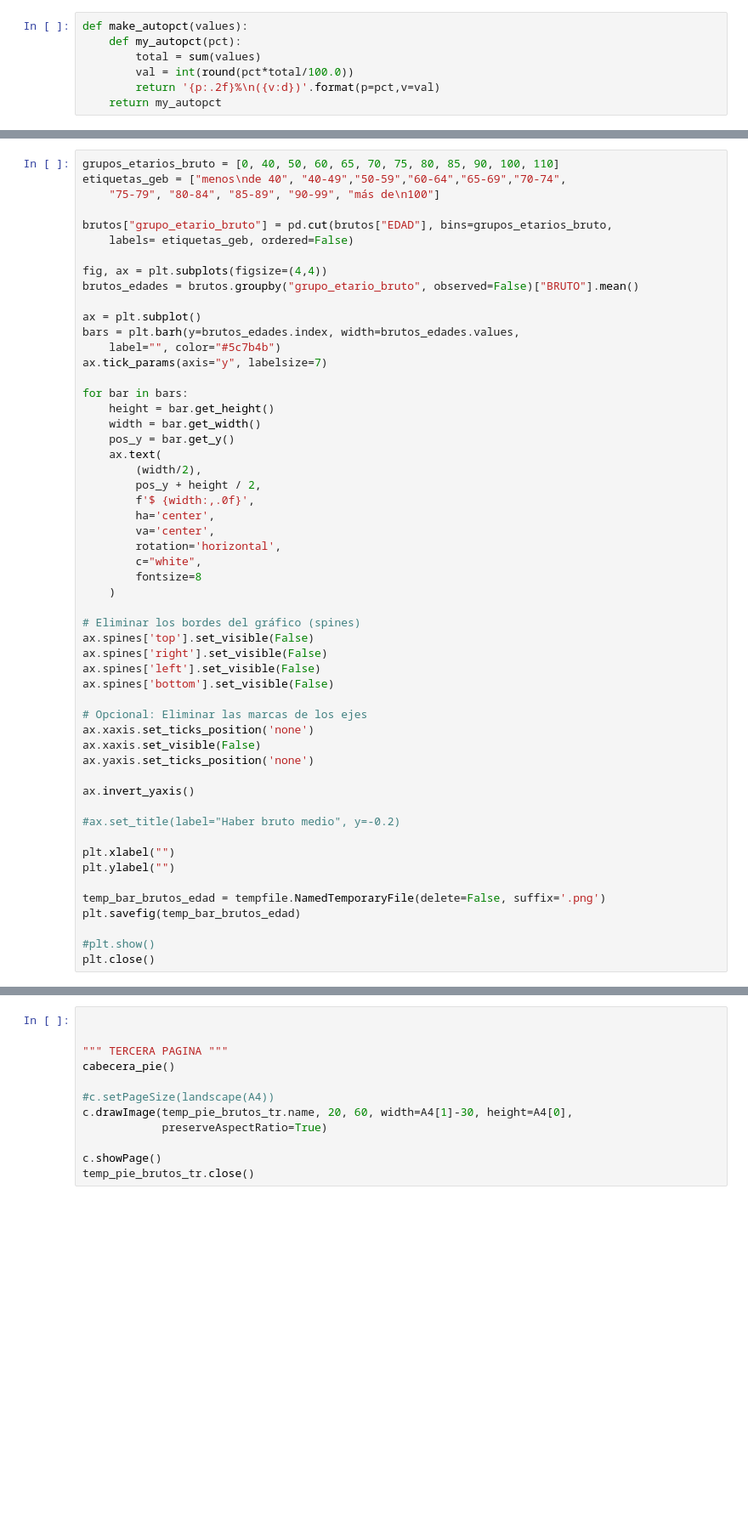
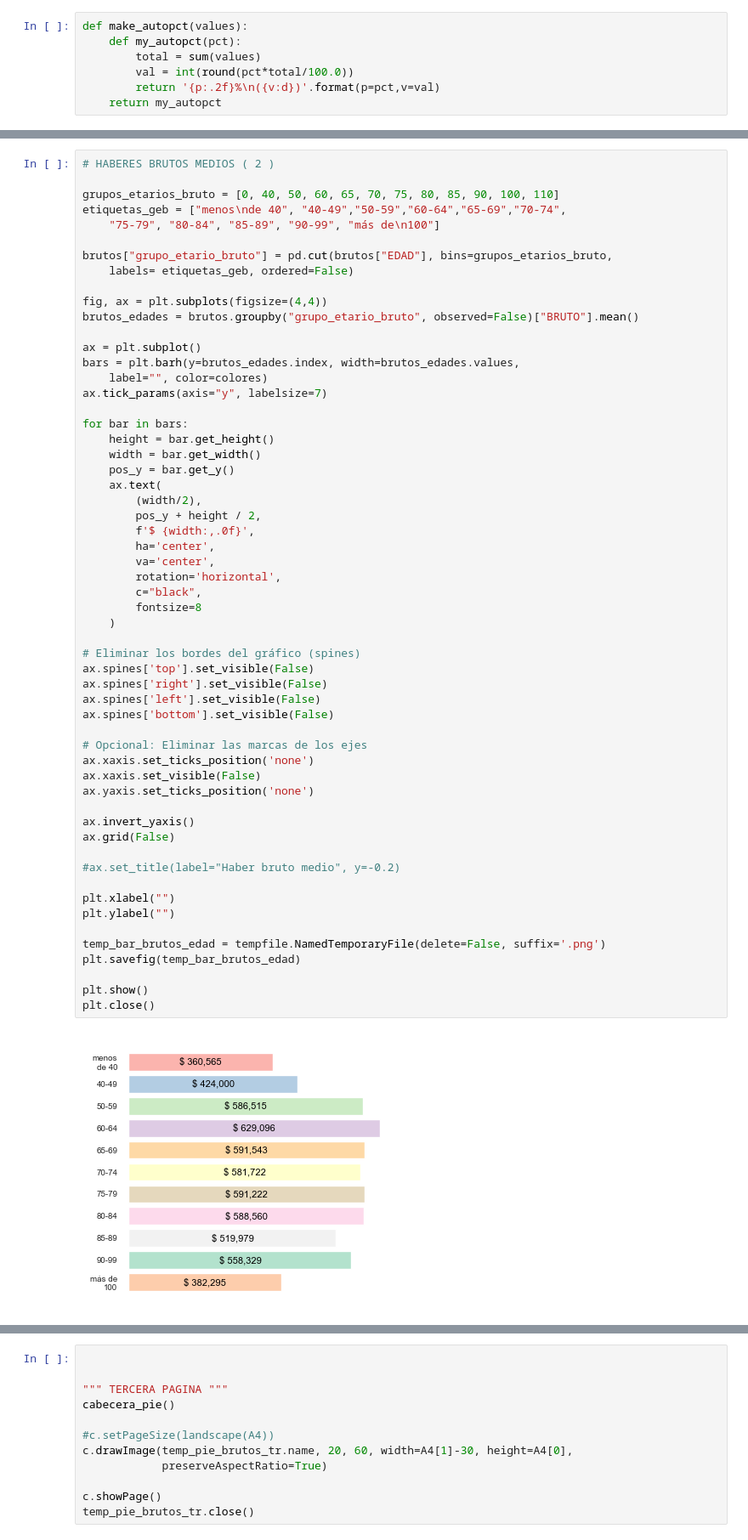
Before and after one commit to chrisgalvez/ReportesLiquidaciones, a Jupyter notebook: estadisticas-liquidaciones.ipynb, the cells around one changed output, grey strips where cells are left out. Shown at 85% size. Cells and saved outputs as stored; diff of their text form; blank space fills up the shorter version.

```diff
--- a/estadisticas-liquidaciones.ipynb
+++ b/estadisticas-liquidaciones.ipynb
@@ -411,4 +424,6 @@ brutos["EDAD"] = brutos["EDAD"].astype(int, errors="ignore")
 # %%
+# HABERES BRUTOS MEDIOS ( 2 )
+
 grupos_etarios_bruto = [0, 40, 50, 60, 65, 70, 75, 80, 85, 90, 100, 110]
 etiquetas_geb = ["menos\nde 40", "40-49","50-59","60-64","65-69","70-74",
     "75-79", "80-84", "85-89", "90-99", "más de\n100"]
@@ -421,7 +436,7 @@ brutos_edades = brutos.groupby("grupo_etario_bruto", observed=False)["BRUTO"].me
 
 ax = plt.subplot()
 bars = plt.barh(y=brutos_edades.index, width=brutos_edades.values,
-    label="", color="#5c7b4b")
+    label="", color=colores)
 ax.tick_params(axis="y", labelsize=7)
 
 for bar in bars:
@@ -433,33 +448,36 @@ for bar in bars:
         pos_y + height / 2,
         f'$ {width:,.0f}',
         ha='center',
         va='center',
         rotation='horizontal',
-        c="white",
+        c="black",
         fontsize=8
     )
 
 # Eliminar los bordes del gráfico (spines)
 ax.spines['top'].set_visible(False)
 ax.spines['right'].set_visible(False)
 ax.spines['left'].set_visible(False)
 ax.spines['bottom'].set_visible(False)
 
 # Opcional: Eliminar las marcas de los ejes
 ax.xaxis.set_ticks_position('none')
 ax.xaxis.set_visible(False)
 ax.yaxis.set_ticks_position('none')
 
 ax.invert_yaxis()
+ax.grid(False)
 
 #ax.set_title(label="Haber bruto medio", y=-0.2)
 
 plt.xlabel("")
 plt.ylabel("")
 
 temp_bar_brutos_edad = tempfile.NamedTemporaryFile(delete=False, suffix='.png')
 plt.savefig(temp_bar_brutos_edad)
 
-#plt.show()
+plt.show()
 plt.close()
+# %% [output]
+[figure, added]
 # %%
```
Also changed, not shown: parts of 19 cells of this notebook, 1 other file.
